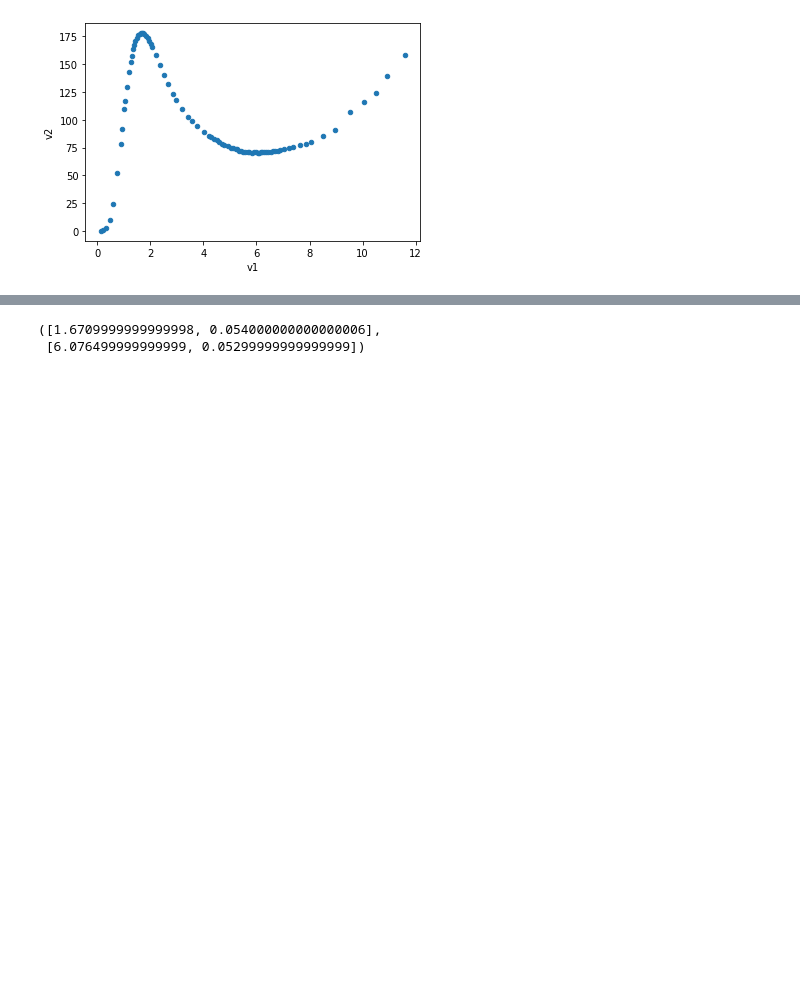
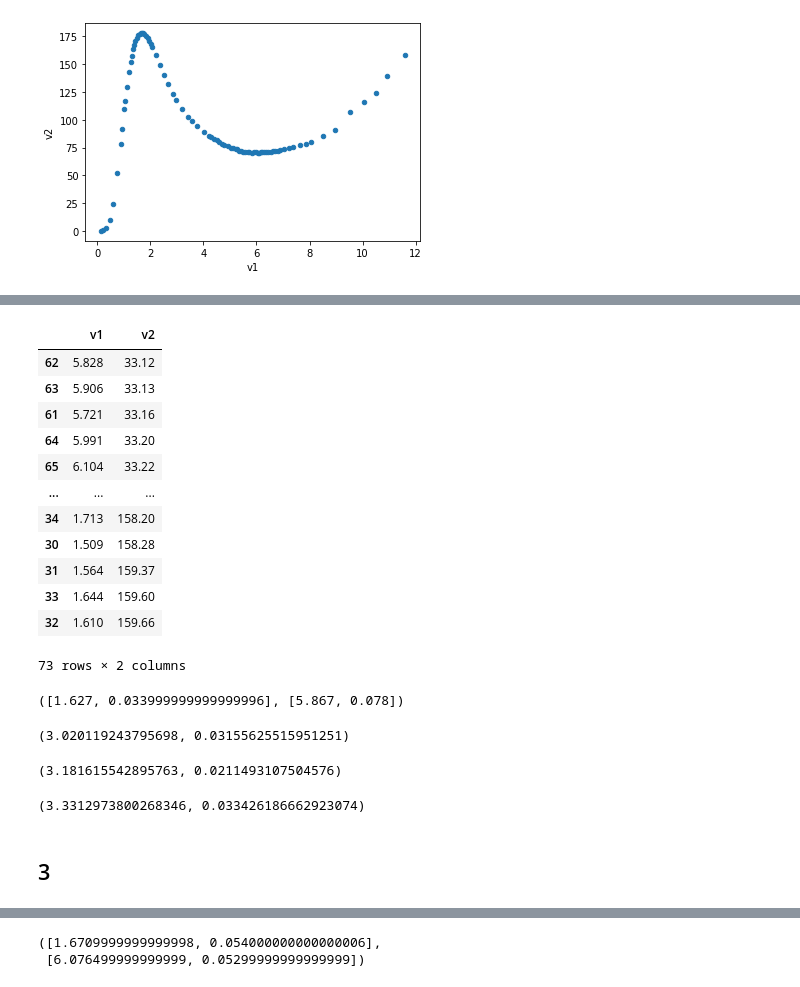
Before and after one commit to V1ad0S/quantum-physics-labs, a Jupyter notebook: 5.1.3/processing.ipynb, the cells around one changed output, grey strips where cells are left out. Cells and saved outputs as stored; diff of their text form; code cells hidden in the pictures; blank space fills up the shorter version.

```diff
--- a/5.1.3/processing.ipynb
+++ b/5.1.3/processing.ipynb
@@ -23,0 +147,36 @@ df3.plot(x='v1', y='v2', kind='scatter')
+# %%
+df2.loc[12:, :].sort_values('v2')
+# %% [output]
+|  | v1 | v2 |
+| 62 | 5.828 | 33.12 |
+| 63 | 5.906 | 33.13 |
+| 61 | 5.721 | 33.16 |
+| 64 | 5.991 | 33.20 |
+| 65 | 6.104 | 33.22 |
+| ... | ... | ... |
+| 34 | 1.713 | 158.20 |
+| 30 | 1.509 | 158.28 |
+| 31 | 1.564 | 159.37 |
+| 33 | 1.644 | 159.60 |
+| 32 | 1.610 | 159.66 |
+73 rows × 2 columns
+# %%
+E21 = [(1.610+1.644)/2, 0.044-0.010]
+E22 = [(5.828+5.906)/2, 0.106-0.028]
+E21, E22
+# %% [output]
+([1.627, 0.033999999999999996], [5.867, 0.078])
+# %%
+l(E21[0]), l(E21[0])*(E21[1]/(2*E21[0]))
+# %% [output]
+(3.020119243795698, 0.03155625515951251)
+# %%
+3/2*l(E22[0]), 3/2*l(E22[0])*(E22[1]/(2*E22[0]))
+# %% [output]
+(3.181615542895763, 0.0211493107504576)
+# %%
+l1_static(E21, E22, sigma=True)
+# %% [output]
+(3.3312973800268346, 0.033426186662923074)
+# %% [markdown]
+## 3
```
Also changed, not shown: parts of 44 cells of this notebook.
